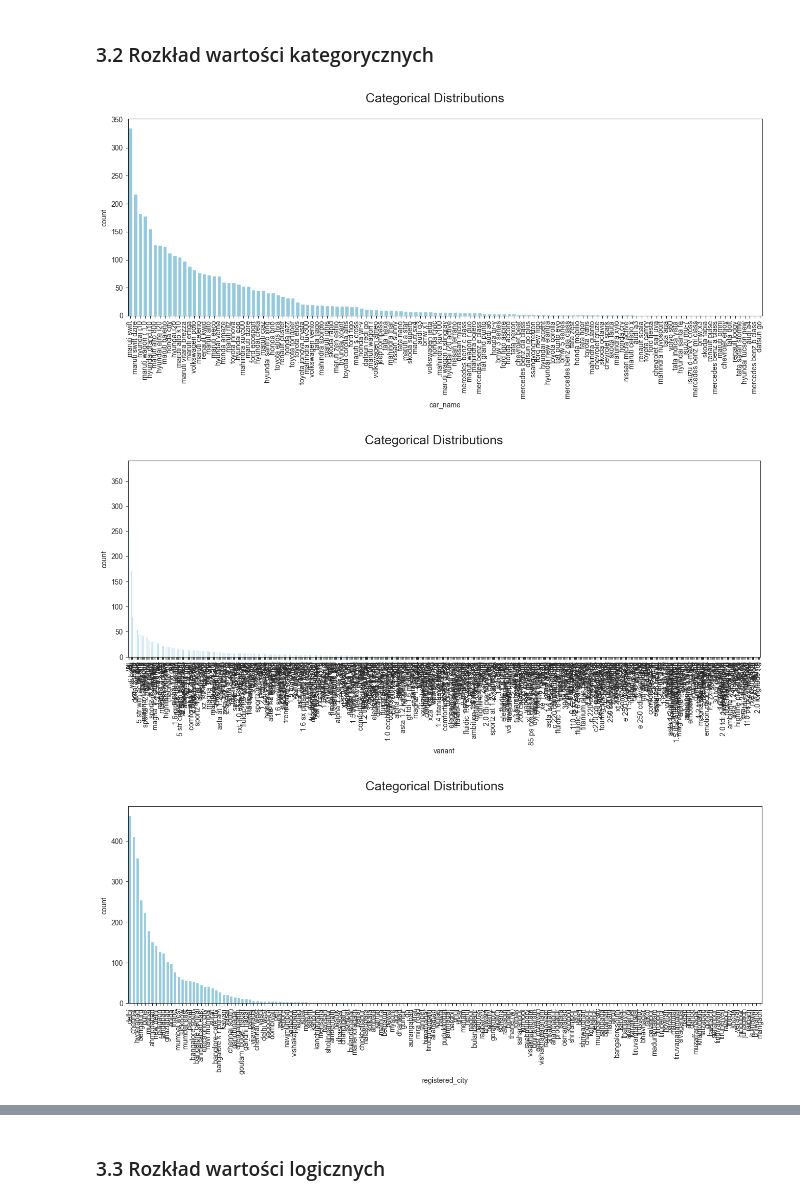
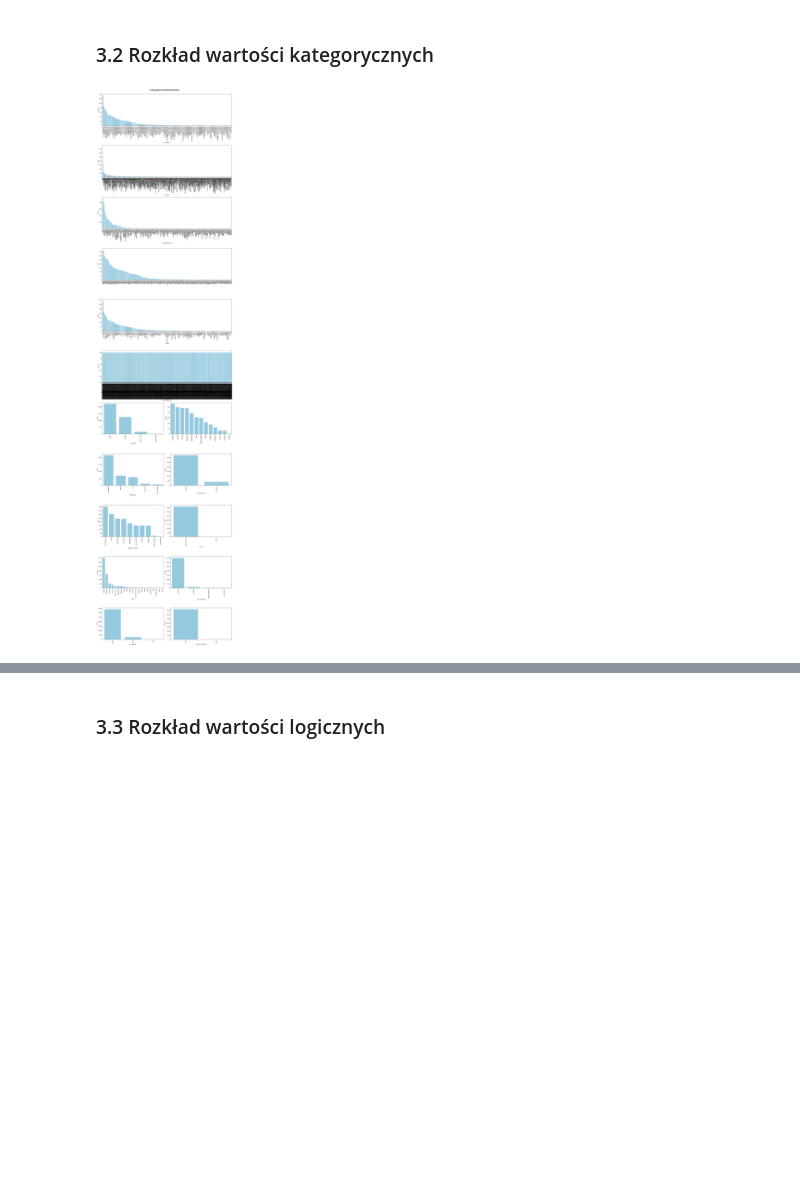
Before and after one commit to milenakoros/GRUPA_1_ASI, a Jupyter notebook: notebooks/01_eda.ipynb, the cells around one changed output, grey strips where cells are left out. Saved outputs shown, nothing was run; the diff lists cells and outputs as text; code cells hidden in the pictures; blank space fills up the shorter version.

```diff
--- a/notebooks/01_eda.ipynb
+++ b/notebooks/01_eda.ipynb
@@ -125,45 +124,49 @@ plt.show()
 # %%
 categorical_list = df.select_dtypes(include=["object"]).columns.tolist()
 
 big_cols = ['car_name', 'variant', 'registered_city', 'rto', 'model', 'ad_created_on']
 small_cols = [col for col in categorical_list if col not in big_cols]
 
-def plot_categorical_distributions(df, cols, nrows, ncols, title="", color="skyblue"):
-    fig, axs = plt.subplots(nrows, ncols, figsize=(16, nrows*5))
+def plot_all_categorical(df, big_cols, small_cols, color="skyblue"):
+    n_big = len(big_cols)
+    n_small = len(small_cols)
+    n_small_rows = (n_small + 1) // 2
+    nrows = n_big + n_small_rows
 
-    if isinstance(axs, plt.Axes):
-        axs = [axs]
-    else:
-        axs = axs.flatten()
+    fig = plt.figure(figsize=(16, nrows * 6))
+    gs = gridspec.GridSpec(nrows, 2, figure=fig)
 
-    plt.subplots_adjust(hspace=0.6, wspace=0.4)
+    row = 0
 
-    for i, col in enumerate(cols):
+    for col in big_cols:
+        ax = fig.add_subplot(gs[row, :])
         sns.countplot(
-            x=col,
-            data=df,
-            ax=axs[i],
+            x=col, data=df, ax=ax,
             color=color,
             order=df[col].value_counts().index
         )
-        axs[i].tick_params(axis='x', rotation=90)
+        ax.tick_params(axis="x", rotation=90)
+        row += 1
 
-    for j in range(i+1, len(axs)):
-        fig.delaxes(axs[j])
+    col_idx = 0
+    for col in small_cols:
+        ax = fig.add_subplot(gs[row, col_idx])
+        sns.countplot(
+            x=col, data=df, ax=ax,
+            color=color,
+            order=df[col].value_counts().index
+        )
+        ax.tick_params(axis="x", rotation=90)
 
-    fig.suptitle(title, fontsize=18)
+        col_idx += 1
+        if col_idx == 2:
+            col_idx = 0
+            row += 1
+
+    fig.suptitle("Categorical Distributions", fontsize=20)
+    plt.tight_layout(rect=[0, 0, 1, 0.98])
     plt.show()
 
-
-for col in big_cols:
-    plot_categorical_distributions(df, [col], nrows=1, ncols=1, title=f"Categorical Distributions")
-
-split_small = [small_cols[i:i + 5] for i in range(0, len(small_cols), 5)]
-for idx, group in enumerate(split_small, 1):
-    nrows = (len(group) + 1) // 2
-    ncols = 2
-    plot_categorical_distributions(df, group, nrows, ncols, f"Categorical Distributions")
+plot_all_categorical(df, big_cols, small_cols)
 # %% [output]
-[figure, old version]
+[figure, new version]
-[figure, removed]
-[figure, removed]
```
Also changed, not shown: parts of 11 cells of this notebook.
